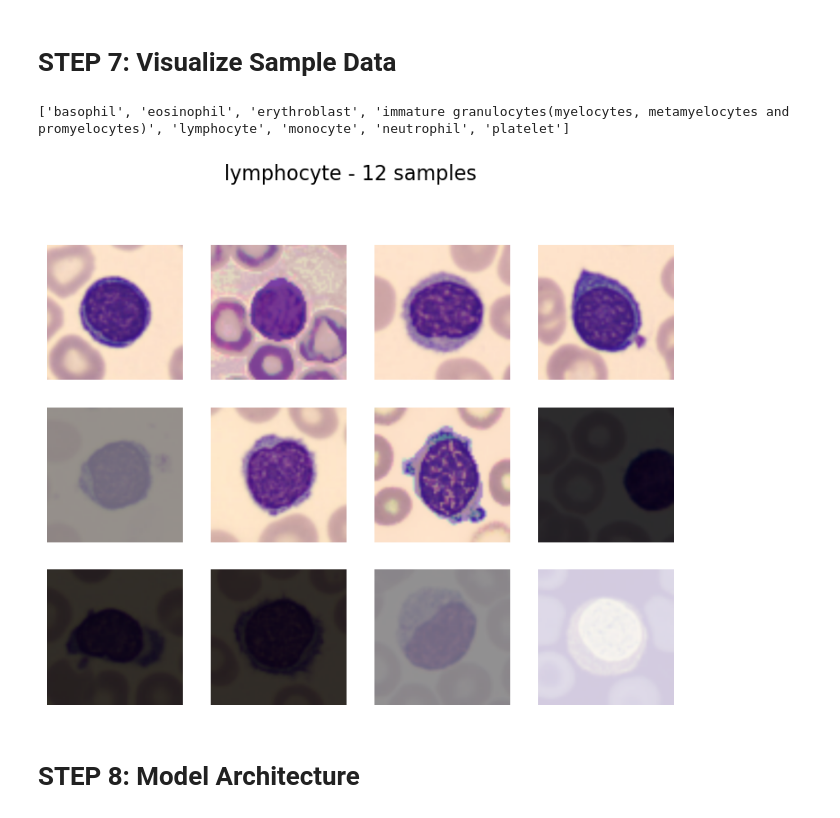
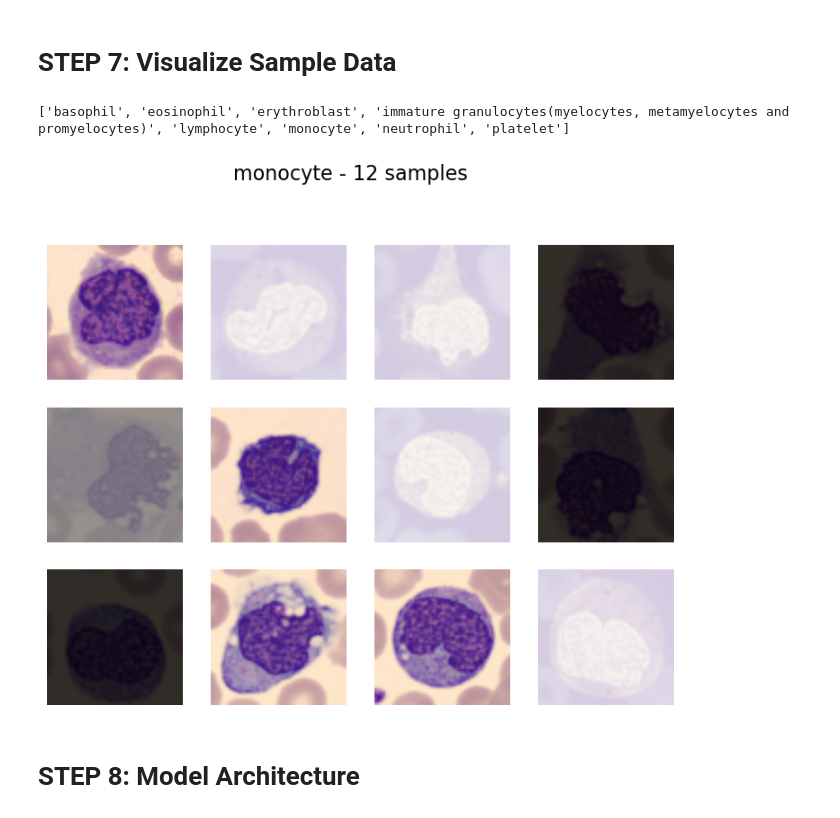
Before and after one commit to WaroonRagwongsiri/-DIP-Lab-Admission-2025-Image-Classification, a Jupyter notebook: main.ipynb, the cells around one changed output. Saved outputs shown, nothing was run; the diff lists cells and outputs as text; code cells hidden in the pictures.

```diff
--- a/main.ipynb
+++ b/main.ipynb
@@ -196,7 +227,7 @@ train_transforms = transforms.Compose([
 ])
 
 val_transforms = transforms.Compose([
-    transforms.Resize(size),
+    transforms.Resize(size=size),
     transforms.ToTensor(),
     transforms.Normalize(mean=mean, std=std)
 ])
@@ -333,10 +360,10 @@ visual_data = ArtDataset(TRAIN_CSV, TRAIN_DIR, val_transforms)
 visual_loader = DataLoader(visual_data, batch_size=32, shuffle=True)
 # %%
 print(LABELS)
-show_images_from_class(visual_loader, 'lymphocyte', LABELS, num_images=12)
+show_images_from_class(visual_loader, 'monocyte', LABELS, num_images=12)
 # %% [output]
 ['basophil', 'eosinophil', 'erythroblast', 'immature granulocytes(myelocytes, metamyelocytes and promyelocytes)', 'lymphocyte', 'monocyte', 'neutrophil', 'platelet']
-[figure, old version]
+[figure, new version]
 # %% [markdown]
 # STEP 8: Model Architecture
 # %%
```
Also changed, not shown: parts of 13 cells of this notebook, 3 other files.
